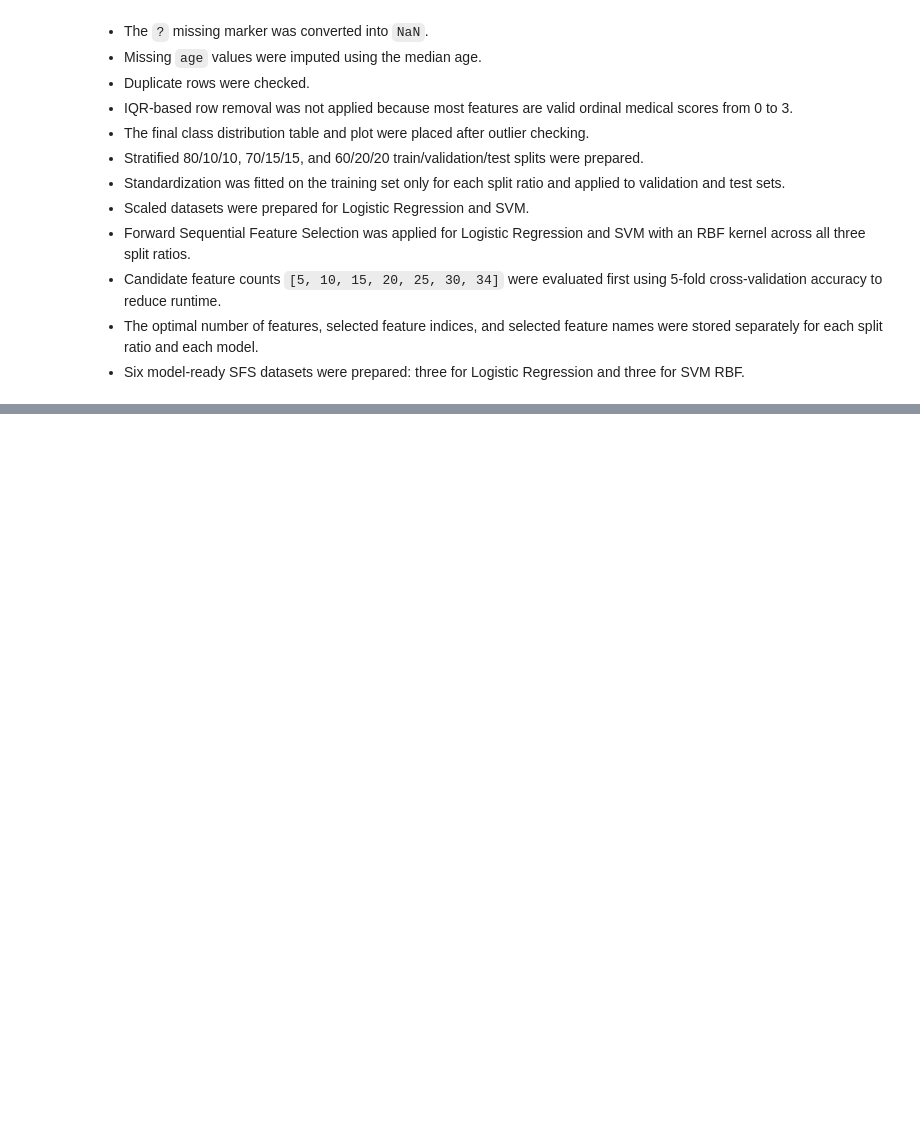
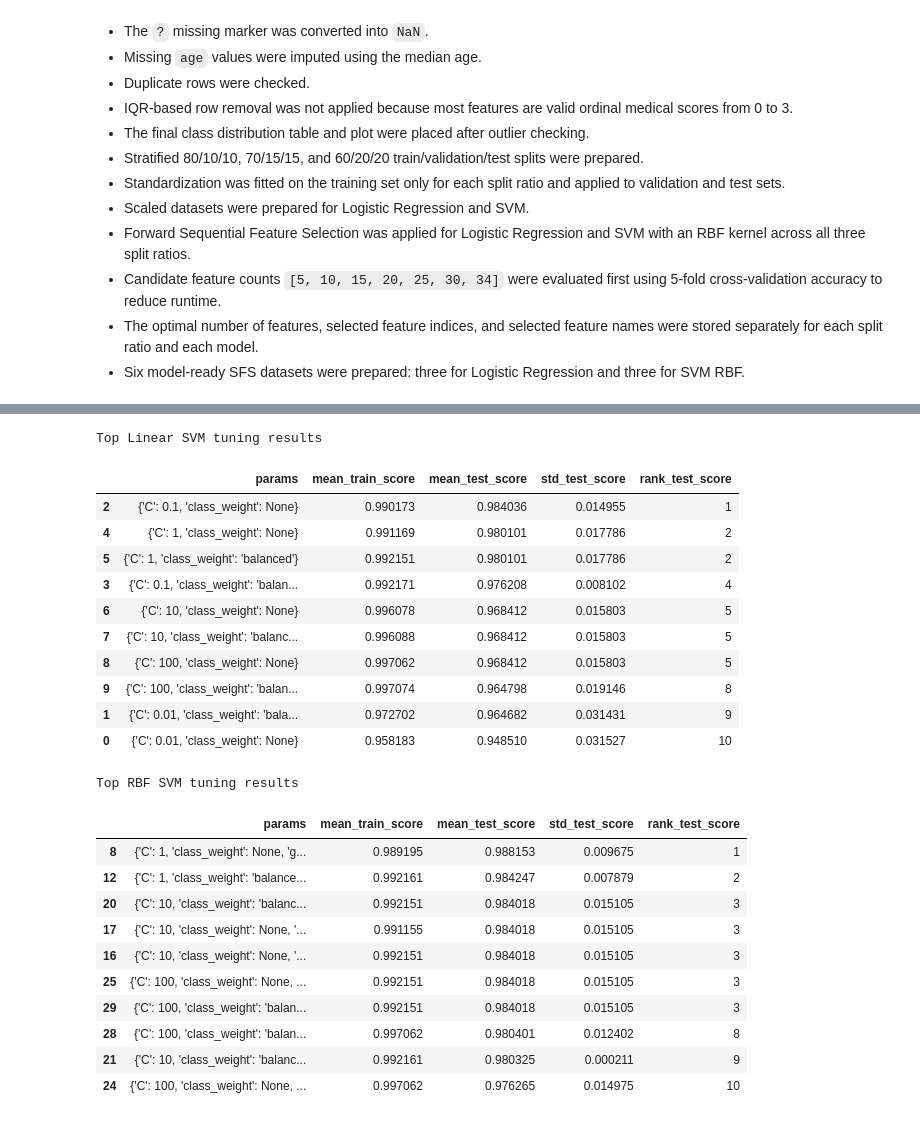
Before and after one commit to Jeffrysoo/CPC-251-Project-1, a Jupyter notebook: CPC251_Project_Part1_Preprocessing_Dermatology.ipynb, the cells around one changed output, grey strips where cells are left out. Saved outputs shown, nothing was run; the diff lists cells and outputs as text; code cells hidden in the pictures; blank space fills up the shorter version.

```diff
--- a/CPC251_Project_Part1_Preprocessing_Dermatology.ipynb
+++ b/CPC251_Project_Part1_Preprocessing_Dermatology.ipynb
@@ -1018,0 +1168,45 @@ SVM RBF SFS dataset shapes:
+# %%
+# Convert GridSearchCV results into readable DataFrames.
+# These tables document the parameter combinations tested during fine-tuning.
+linear_svm_tuning_results = pd.DataFrame(linear_svm_grid.cv_results_)
+rbf_svm_tuning_results = pd.DataFrame(rbf_svm_grid.cv_results_)
+
+# Select the most important columns for reporting.
+linear_svm_tuning_summary = linear_svm_tuning_results[
+    ['params', 'mean_train_score', 'mean_test_score', 'std_test_score', 'rank_test_score']
+].sort_values(by='rank_test_score')
+
+rbf_svm_tuning_summary = rbf_svm_tuning_results[
+    ['params', 'mean_train_score', 'mean_test_score', 'std_test_score', 'rank_test_score']
+].sort_values(by='rank_test_score')
+
+print('Top Linear SVM tuning results')
+display(linear_svm_tuning_summary.head(10))
+
+print('Top RBF SVM tuning results')
+display(rbf_svm_tuning_summary.head(10))
+# %% [output]
+Top Linear SVM tuning results
+|  | params | mean_train_score | mean_test_score | std_test_score | rank_test_score |
+| 2 | {'C': 0.1, 'class_weight': None} | 0.990173 | 0.984036 | 0.014955 | 1 |
+| 4 | {'C': 1, 'class_weight': None} | 0.991169 | 0.980101 | 0.017786 | 2 |
+| 5 | {'C': 1, 'class_weight': 'balanced'} | 0.992151 | 0.980101 | 0.017786 | 2 |
+| 3 | {'C': 0.1, 'class_weight': 'balan... | 0.992171 | 0.976208 | 0.008102 | 4 |
+| 6 | {'C': 10, 'class_weight': None} | 0.996078 | 0.968412 | 0.015803 | 5 |
+| 7 | {'C': 10, 'class_weight': 'balanc... | 0.996088 | 0.968412 | 0.015803 | 5 |
+| 8 | {'C': 100, 'class_weight': None} | 0.997062 | 0.968412 | 0.015803 | 5 |
+| 9 | {'C': 100, 'class_weight': 'balan... | 0.997074 | 0.964798 | 0.019146 | 8 |
+| 1 | {'C': 0.01, 'class_weight': 'bala... | 0.972702 | 0.964682 | 0.031431 | 9 |
+| 0 | {'C': 0.01, 'class_weight': None} | 0.958183 | 0.948510 | 0.031527 | 10 |
+Top RBF SVM tuning results
+|  | params | mean_train_score | mean_test_score | std_test_score | rank_test_score |
+| 8 | {'C': 1, 'class_weight': None, 'g... | 0.989195 | 0.988153 | 0.009675 | 1 |
+| 12 | {'C': 1, 'class_weight': 'balance... | 0.992161 | 0.984247 | 0.007879 | 2 |
+| 20 | {'C': 10, 'class_weight': 'balanc... | 0.992151 | 0.984018 | 0.015105 | 3 |
+| 17 | {'C': 10, 'class_weight': None, '... | 0.991155 | 0.984018 | 0.015105 | 3 |
+| 16 | {'C': 10, 'class_weight': None, '... | 0.992151 | 0.984018 | 0.015105 | 3 |
+| 25 | {'C': 100, 'class_weight': None, ... | 0.992151 | 0.984018 | 0.015105 | 3 |
+| 29 | {'C': 100, 'class_weight': 'balan... | 0.992151 | 0.984018 | 0.015105 | 3 |
+| 28 | {'C': 100, 'class_weight': 'balan... | 0.997062 | 0.980401 | 0.012402 | 8 |
+| 21 | {'C': 10, 'class_weight': 'balanc... | 0.992161 | 0.980325 | 0.000211 | 9 |
+| 24 | {'C': 100, 'class_weight': None, ... | 0.997062 | 0.976265 | 0.014975 | 10 |
```
Also changed, not shown: parts of 22 cells of this notebook, 1 other file.
